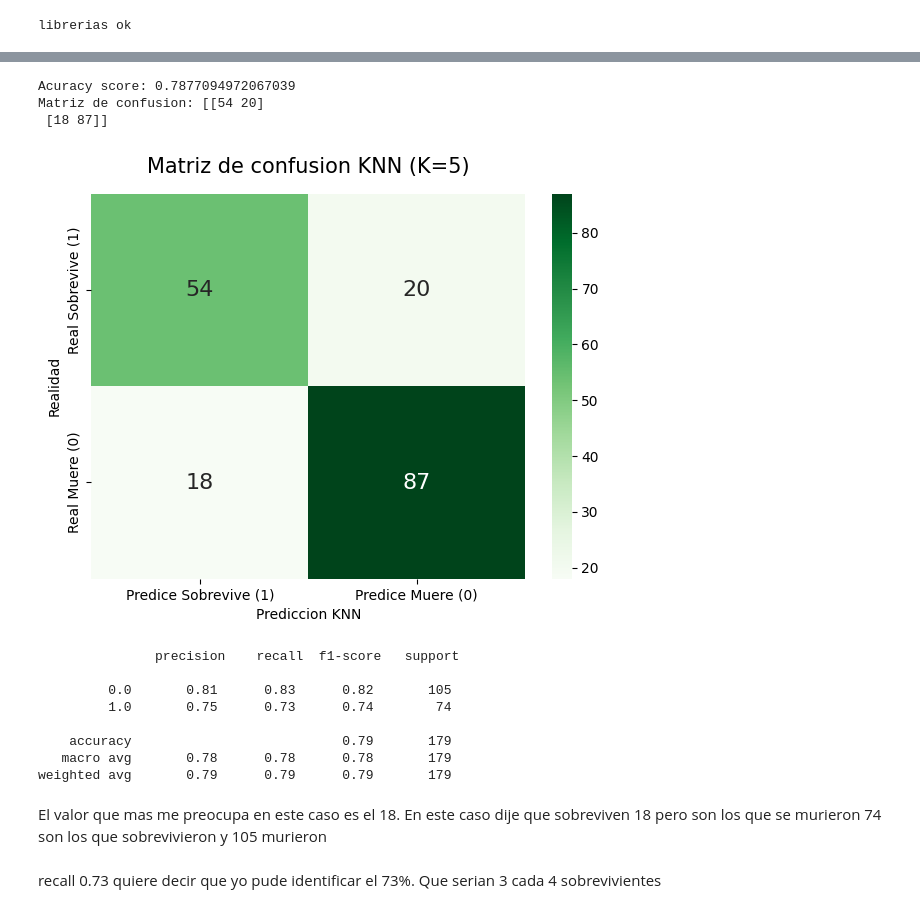
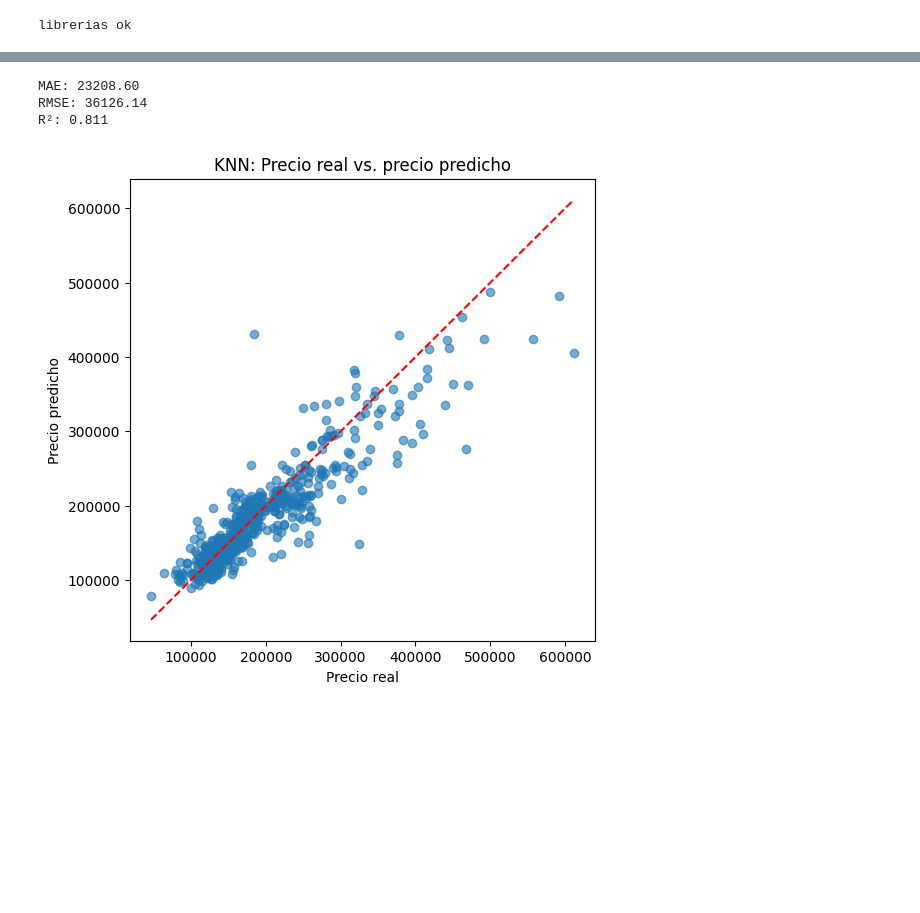
Before and after one commit to joseurquiza88/housing-price-analysis, a Jupyter notebook: housing-price-analysis/04_K-Nearest Neighbors.ipynb, the cells around one changed output, grey strips where cells are left out. Saved outputs shown, nothing was run; the diff lists cells and outputs as text; code cells hidden in the pictures; blank space fills up the shorter version.

```diff
--- a/housing-price-analysis/04_K-Nearest Neighbors.ipynb
+++ b/housing-price-analysis/04_K-Nearest Neighbors.ipynb
@@ -55,0 +77,18 @@ y = df['Survived']
+# %%
+#Hacemos una copia
+df_model = df.copy()
+#Hay algunas variables en el csv que no deberian estar, las borramos
+df_model = df_model.drop(columns=["Unnamed: 0.1", "Unnamed: 0"])
+# %%
+# Variable objetivo
+y = df_model["SalePrice"]
+
+# Variables predictoras
+X = df_model.drop(columns="SalePrice")
+
+
+print(f"Cantidad de observaciones: {len(df_model)}")
+print(f"Número de variables predictoras: {X.shape[1]}")
+
+
+X.head()
@@ -71,7 +120,7 @@ X_test_scaled = scaler.transform (X_test)
 cantidad_vecinos = 5
 
 #En este caso es un modelo de clasificacion
-modelo_knn = KNeighborsClassifier (n_neighbors = cantidad_vecinos)
+modelo_knn = KNeighborsRegressor(n_neighbors=cantidad_vecinos)
 # %%
 # 05. Aplico el modelo a mis datos: entrenamiento
 modelo_knn.fit(X_train_scaled, y_train)
@@ -83,44 +132,34 @@ y_pred = modelo_knn.predict(X_test_scaled)
 # %%
 # 07. Evaluamos el modelo con la matriz de confusion
 
-acc = accuracy_score (y_test, y_pred)
+mae = mean_absolute_error(y_test, y_pred)
+rmse = np.sqrt(mean_squared_error(y_test, y_pred))
+r2 = r2_score(y_test, y_pred)
 
-#Vamos a forzar el orden.  1==> Sobrevive
-# Prestar atencion a este orden!!
-cm = confusion_matrix (y_test, y_pred, labels = [1,0])
-
-print(f"Acuracy score: {acc}")
-print(f"Matriz de confusion: {cm}")
+print(f"MAE: {mae:.2f}")
+print(f"RMSE: {rmse:.2f}")
+print(f"R²: {r2:.3f}")
 # %% [output]
-Acuracy score: 0.7877094972067039
-Matriz de confusion: [[54 20]
- [18 87]]
+MAE: 23208.60
+RMSE: 36126.14
+R²: 0.811
 # %%
 # 08. hacemos un plot para entender mejor las metricas
 
-plt.figure (figsize = (7,5))
-#Se invierten las etiquetas, se actualizan los textos para que coincidan con el nievo orden.
-sns.heatmap (cm, annot = True, fmt ="d", cmap ="Greens", annot_kws = {"size": 16},
-             xticklabels = ["Predice Sobrevive (1)", "Predice Muere (0)"],
-            yticklabels = ["Real Sobrevive (1)", "Real Muere (0)"])
+plt.figure(figsize=(6,6))
+plt.scatter(y_test, y_pred, alpha=0.6)
 
-plt.title(f"Matriz de confusion KNN (K={cantidad_vecinos})", fontsize = 15, pad =15)
-plt.ylabel("Realidad")
-plt.xlabel("Prediccion KNN")
+plt.plot(
+    [y_test.min(), y_test.max()],
+    [y_test.min(), y_test.max()],
+    color="red",
+    linestyle="--"
+)
+
+plt.xlabel("Precio real")
+plt.ylabel("Precio predicho")
+plt.title("KNN: Precio real vs. precio predicho")
+
 plt.show()
-print ("\n", classification_report(y_test, y_pred))
 # %% [output]
-[figure, old version]
+[figure, new version]
-               precision    recall  f1-score   support
-
-         0.0       0.81      0.83      0.82       105
-         1.0       0.75      0.73      0.74        74
-
-    accuracy                           0.79       179
-   macro avg       0.78      0.78      0.78       179
-weighted avg       0.79      0.79      0.79       179
-# %% [markdown]
-El valor que mas me preocupa en este caso es el 18. En este caso dije que sobreviven 18 pero son los que se murieron
-74 son los que sobrevivieron y 105 murieron
-# %% [markdown]
-recall 0.73 quiere decir que yo pude identificar el 73%. Que serian 3 cada 4 sobrevivientes
```
Also changed, not shown: parts of 10 cells of this notebook, 2 other files.
